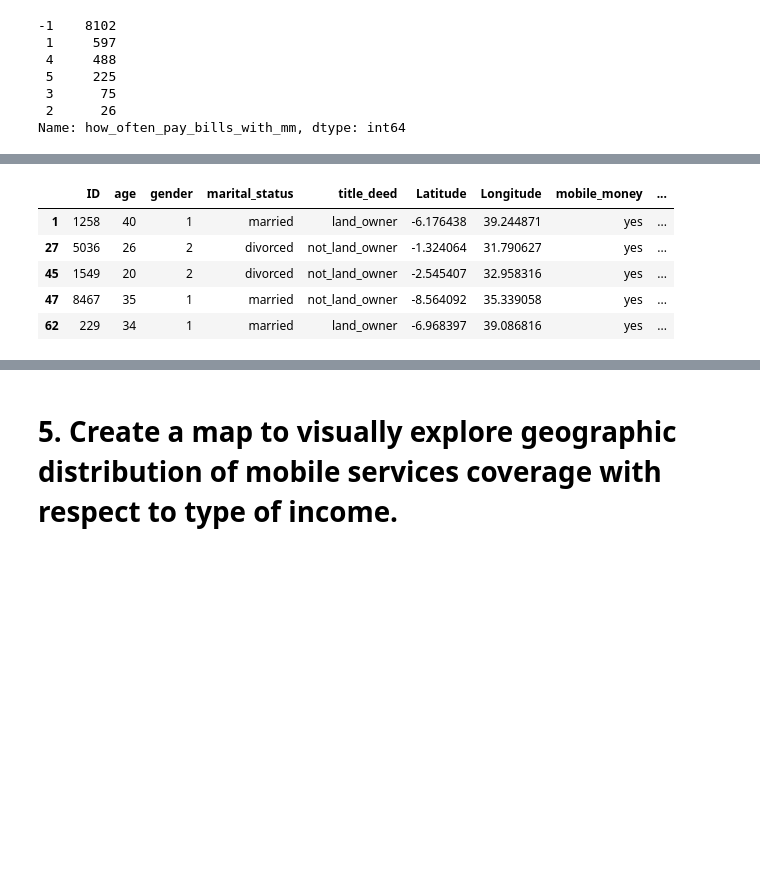
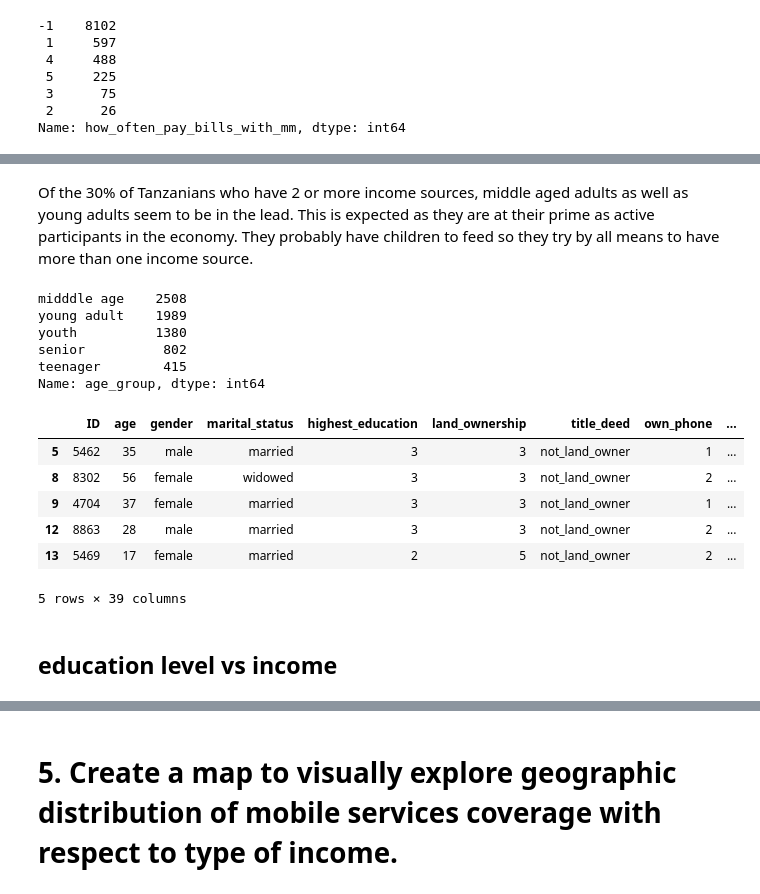
Before and after one commit to masaimahapa/Tanzania-mobile-money, a Jupyter notebook: mobile-money analysis.ipynb, the cells around one changed output, grey strips where cells are left out. Cells and saved outputs as stored; diff of their text form; code cells hidden in the pictures; blank space fills up the shorter version.

```diff
--- a/mobile-money analysis.ipynb
+++ b/mobile-money analysis.ipynb
@@ -388,4 +238,4 @@ number_to_word= {
     1: 'land_owner',
     2:'not_land_owner'
 }
-df_income.title_deed= df_mobile.title_deed.map(number_to_word)
+df_mobile['title_deed']= df_mobile.title_deed.map(number_to_word)
@@ -403,7 +291,7 @@ df_income= df_mobile[['ID','age','gender', 'marital_status', 'title_deed', 'how_
        'piece_job', 'rental_income', 'interest_earned', 'pension',
        'social_grant', 'pocket_money', 'someone_pays', 'other', 'mobile_money', 'Latitude', 'Longitude']]
 '''
-df_income= pd.melt(df_income, id_vars=['ID','age','gender','marital_status', 'title_deed','Latitude', 'Longitude','mobile_money', 'how_often_purchase_mobilemoney', 'how_often_pay_bills_with_mm'], var_name= 'income_type', value_name='income_value')
+df_income= pd.melt(df_income, id_vars=['ID','age','gender','marital_status', 'title_deed','Latitude', 'Longitude','mobile_money', 'highest_education', 'how_often_purchase_mobilemoney', 'how_often_pay_bills_with_mm'], var_name= 'income_type', value_name='income_value')
 df_income.head()
 # %% [output]
 |  | ID | age | gender | marital_status | title_deed | Latitude | Longitude | mobile_money | ... |
@@ -523,8 +402,8 @@ sns.catplot(hue='marital_status', y='how_often_purchase_mobilemoney', data=df_mo
 # %% [markdown]
 ### frequency vs land
 # %%
-number_to_word= {
+'''number_to_word= {
     1: 'land_owner',
     2:'not_land_owner'
 }
-df_mobile.title_deed= df_mobile.title_deed.map(number_to_word)
+df_mobile.title_deed= df_mobile.title_deed.map(number_to_word)'''
@@ -565,0 +521,3 @@ array(['salaries_wages', 'selling_produce', 'selling_services',
+# %%
+multi_income= df_mobile[df_mobile.income>=2]
+multi_income.shape
@@ -566,9 +532,23 @@ array(['salaries_wages', 'selling_produce', 'selling_services',
+# %% [markdown]
+Of the 30% of Tanzanians who have 2 or more income sources, middle aged adults as well as young adults seem to be in the lead. This is expected as they are at their prime as active participants in the economy. They probably have children to feed so they try by all means to have more than one income source.
+# %%
+df_mobile.age_group.value_counts()
+# %% [output]
+midddle age    2508
+young adult    1989
+youth          1380
+senior          802
+teenager        415
+Name: age_group, dtype: int64
 # %%
-df_income_all.head()
+multi_income.head()
 # %% [output]
-|  | ID | age | gender | marital_status | title_deed | Latitude | Longitude | mobile_money | ... |
-| 1 | 1258 | 40 | 1 | married | land_owner | -6.176438 | 39.244871 | yes | ... |
-| 27 | 5036 | 26 | 2 | divorced | not_land_owner | -1.324064 | 31.790627 | yes | ... |
-| 45 | 1549 | 20 | 2 | divorced | not_land_owner | -2.545407 | 32.958316 | yes | ... |
-| 47 | 8467 | 35 | 1 | married | not_land_owner | -8.564092 | 35.339058 | yes | ... |
-| 62 | 229 | 34 | 1 | married | land_owner | -6.968397 | 39.086816 | yes | ... |
+|  | ID | age | gender | marital_status | highest_education | land_ownership | title_deed | own_phone | ... |
+| 5 | 5462 | 35 | male | married | 3 | 3 | not_land_owner | 1 | ... |
+| 8 | 8302 | 56 | female | widowed | 3 | 3 | not_land_owner | 2 | ... |
+| 9 | 4704 | 37 | female | married | 3 | 3 | not_land_owner | 1 | ... |
+| 12 | 8863 | 28 | male | married | 3 | 3 | not_land_owner | 2 | ... |
+| 13 | 5469 | 17 | female | married | 2 | 5 | not_land_owner | 2 | ... |
+5 rows × 39 columns
+# %% [markdown]
+## education level vs income
```
Also changed, not shown: parts of 47 cells of this notebook, 5 other files.
